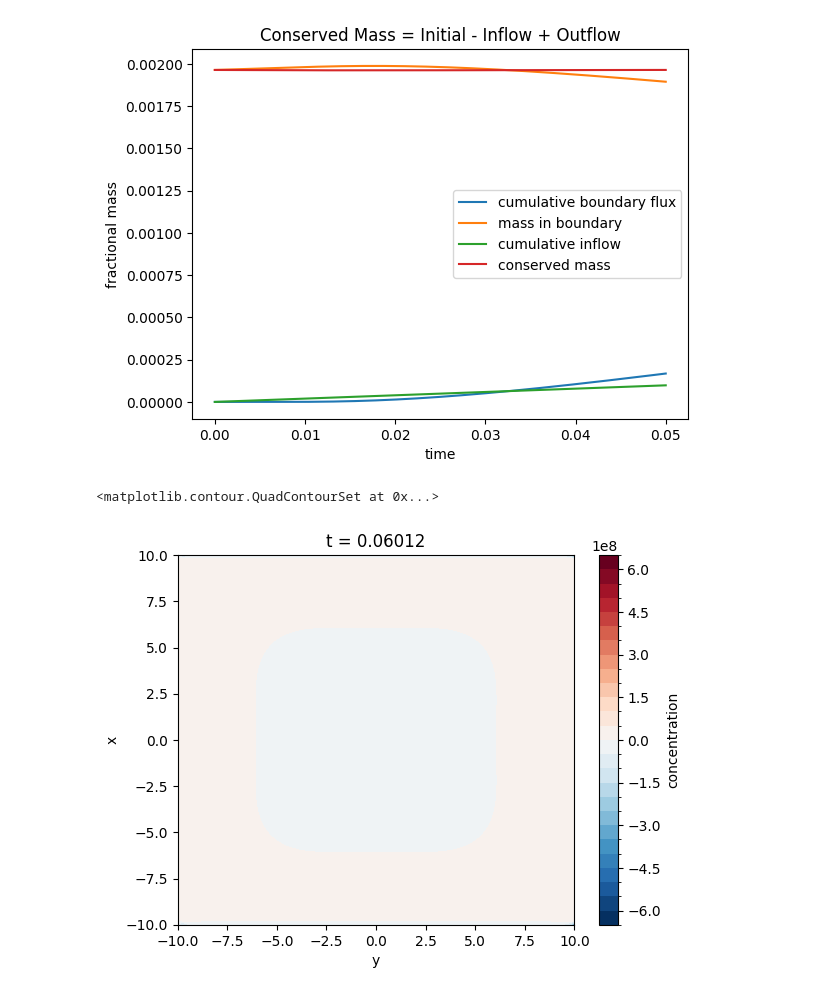
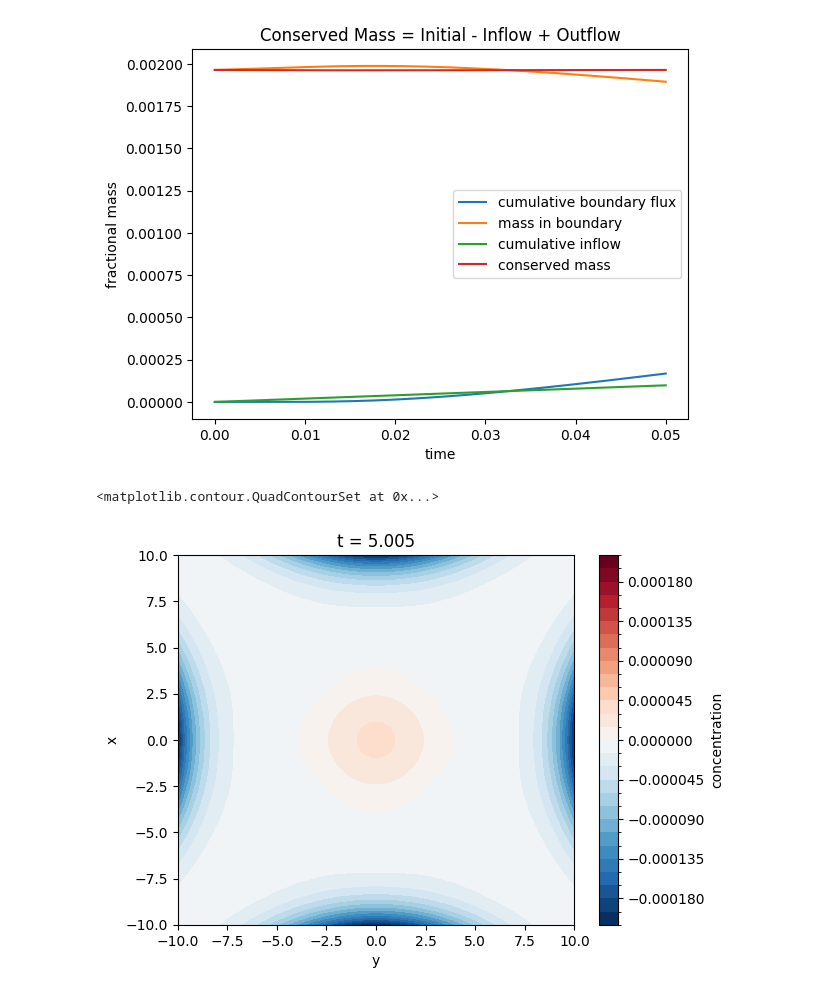
Before and after one commit to fongkenrui/A409_SeleniumDispersion, a Jupyter notebook: ADI_test.ipynb, the cells around one changed output. Cells and saved outputs as stored; diff of their text form; code cells hidden in the pictures.

```diff
--- a/ADI_test.ipynb
+++ b/ADI_test.ipynb
@@ -135,5 +135,8 @@ diff = test_gaussian(ADI)
+# %%
+test_int, test_analytic = test_gaussian(ADI, BC='dirichlet')
+diff = test_int - test_analytic
 # %%
-xr.plot.contourf(diff.isel(t=30), levels=30)
+xr.plot.contourf(diff.isel(t=100), levels=30)
 # %% [output]
 <matplotlib.contour.QuadContourSet at 0x...>
-[figure, old version]
+[figure, new version]
```
Also changed, not shown: parts of 8 cells of this notebook, 4 other files.
